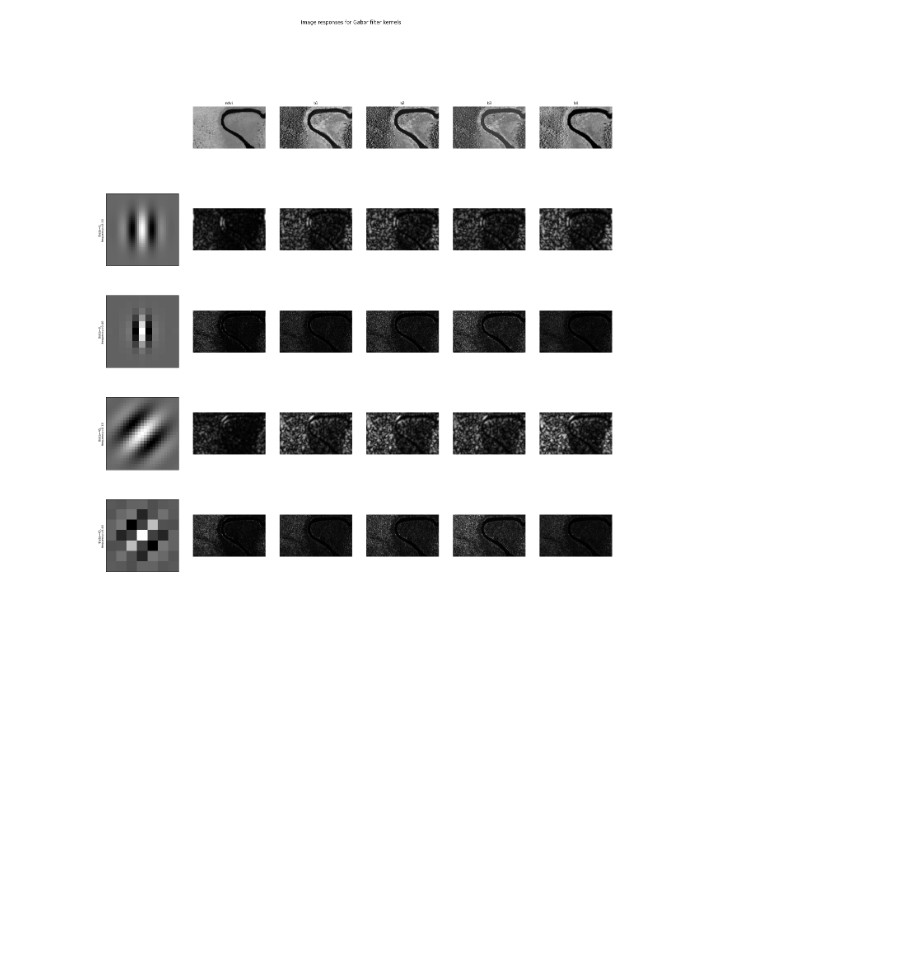
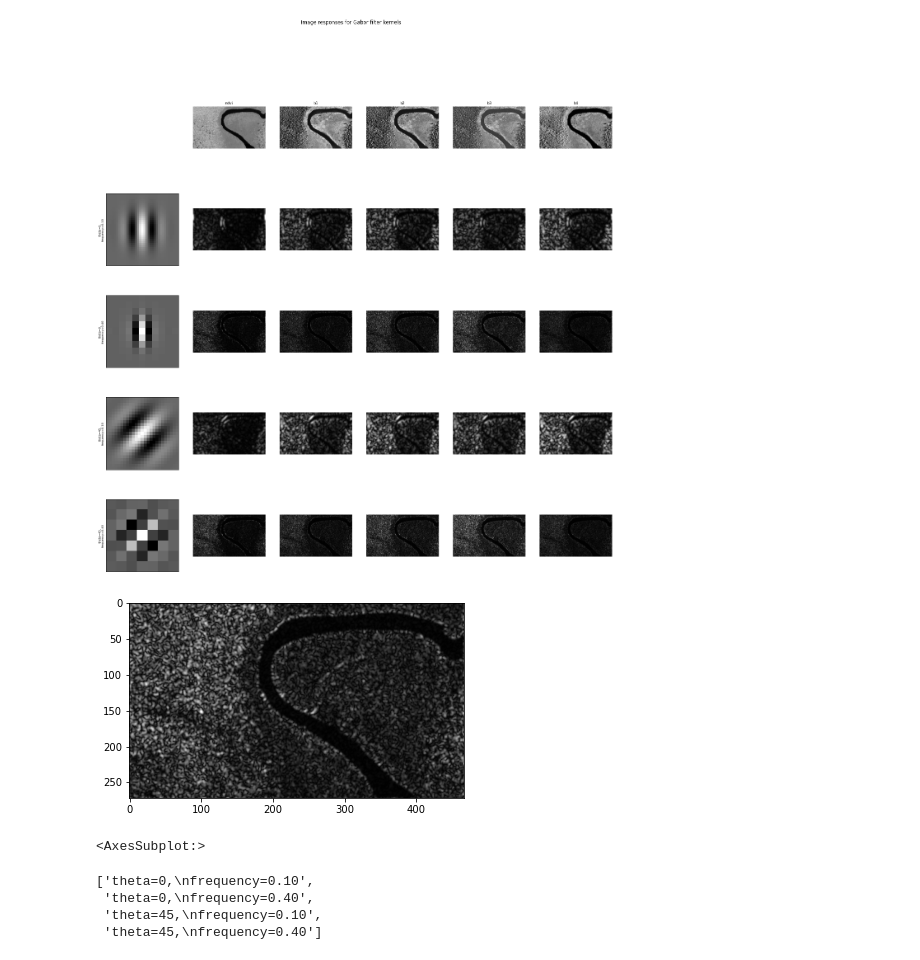
Before and after one commit to redfoxgis/image-segmentation-classification, a Jupyter notebook: image_segmentation_classification.ipynb, the cells around one changed output. Saved outputs shown, nothing was run; the diff lists cells and outputs as text; code cells hidden in the pictures; blank space fills up the shorter version.

Commit message:
Exploring the Gobor filter output with visualization. Also begining to incorporate Gabor metrics into Zonal Stats

```diff
--- a/image_segmentation_classification.ipynb
+++ b/image_segmentation_classification.ipynb
@@ -432,3 +432,15 @@ original: ndvi, rotated: 30deg, match result: ndvi
 original: ndvi, rotated: 70deg, match result: ndvi
 original: b1, rotated: 145deg, match result: b2
 [figure]
+# %%
+show(results[3][1][3])
+# %% [output]
+[figure, added]
+<AxesSubplot:>
+# %%
+kernel_params
+# %% [output]
+['theta=0,\nfrequency=0.10',
+ 'theta=0,\nfrequency=0.40',
+ 'theta=45,\nfrequency=0.10',
+ 'theta=45,\nfrequency=0.40']
```
Also changed, not shown: parts of 6 cells of this notebook.
